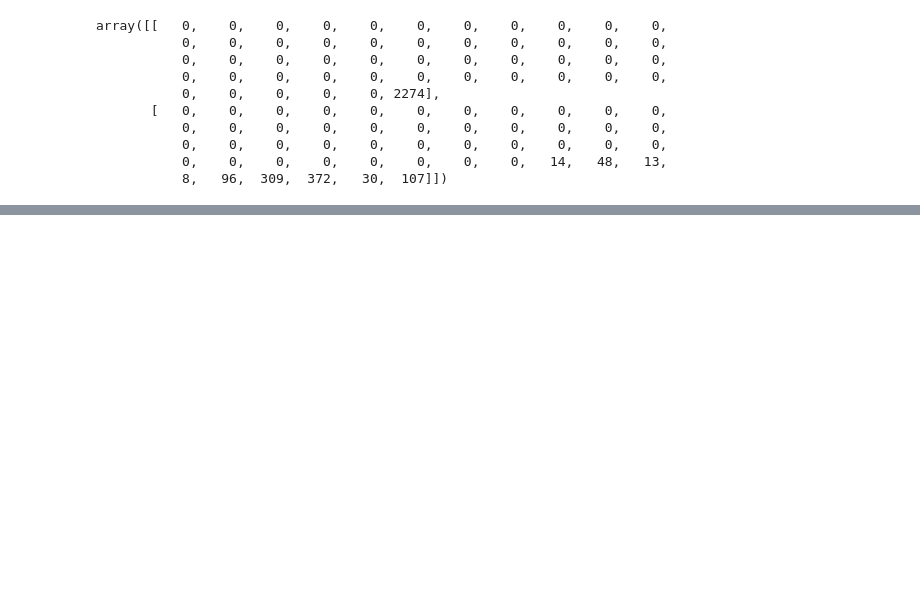
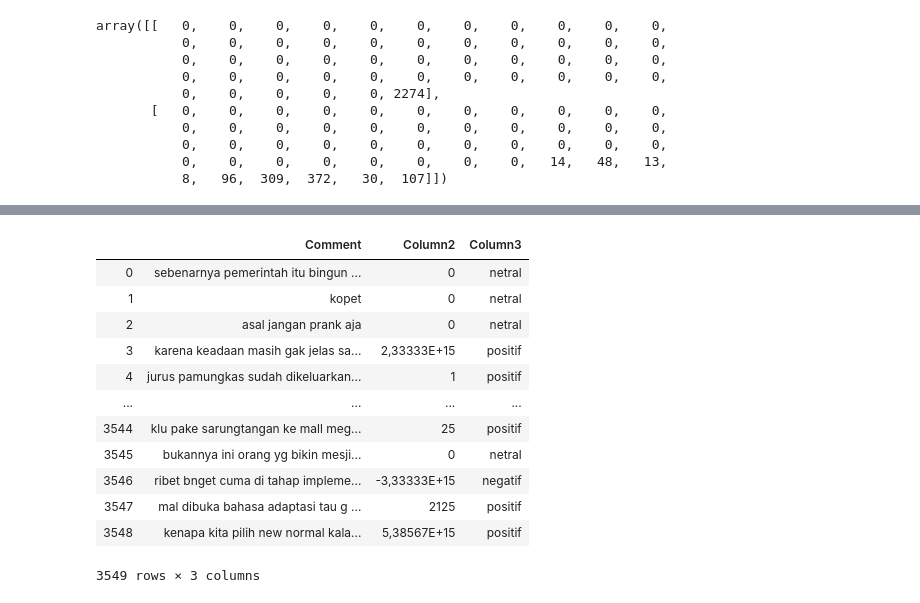
Before and after one commit to pakfawwaz/lombamercu, a Jupyter notebook: GRU/Jenis_Bahasa_GRU_SGD.ipynb, the cells around one changed output, grey strips where cells are left out. Cells and saved outputs as stored; diff of their text form; code cells hidden in the pictures; blank space fills up the shorter version.

```diff
--- a/GRU/Jenis_Bahasa_GRU_SGD.ipynb
+++ b/GRU/Jenis_Bahasa_GRU_SGD.ipynb
@@ -550,0 +549,17 @@ plt.show()
+# %%
+dfbelumtag = pd.read_csv('belum_tertag.csv', delimiter=';', encoding='unicode_escape', error_bad_lines=False)
+dfbelumtag
+# %% [output]
+|  | Comment | Column2 | Column3 |
+| 0 | sebenarnya pemerintah itu bingun ... | 0 | netral |
+| 1 | kopet | 0 | netral |
+| 2 | asal jangan prank aja | 0 | netral |
+| 3 | karena keadaan masih gak jelas sa... | 2,33333E+15 | positif |
+| 4 | jurus pamungkas sudah dikeluarkan... | 1 | positif |
+| ... | ... | ... | ... |
+| 3544 | klu pake sarungtangan ke mall meg... | 25 | positif |
+| 3545 | bukannya ini orang yg bikin mesji... | 0 | netral |
+| 3546 | ribet bnget cuma di tahap impleme... | -3,33333E+15 | negatif |
+| 3547 | mal dibuka bahasa adaptasi tau g ... | 2125 | positif |
+| 3548 | kenapa kita pilih new normal kala... | 5,38567E+15 | positif |
+3549 rows × 3 columns
```
Also changed, not shown: parts of 24 cells of this notebook, 7 other files.
